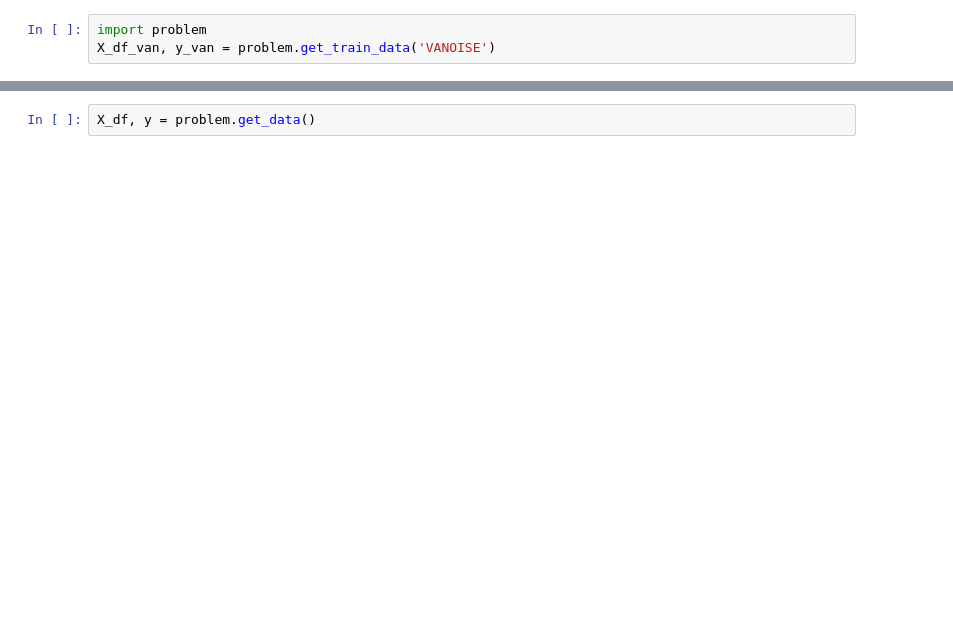
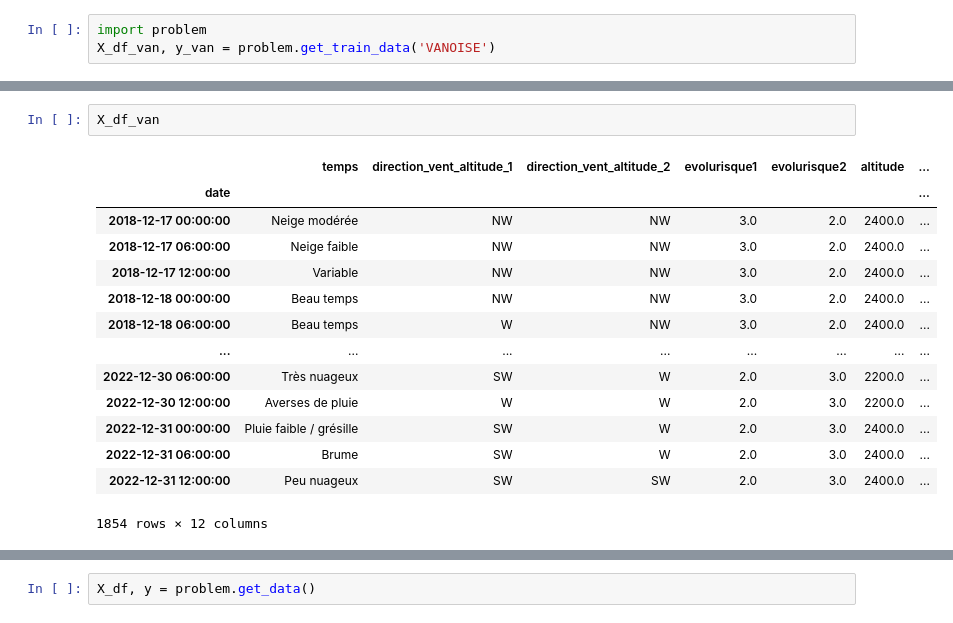
Before and after one commit to adevilde/avalanches_prediction, a Jupyter notebook: avalanche_starting_kit.ipynb, the cells around one changed output, grey strips where cells are left out. Cells and saved outputs as stored; diff of their text form; blank space fills up the shorter version.

```diff
--- a/avalanche_starting_kit.ipynb
+++ b/avalanche_starting_kit.ipynb
@@ -64,0 +122,17 @@ X_df_van, y_van = problem.get_train_data('VANOISE')
+# %%
+X_df_van
+# %% [output]
+|  | temps | direction_vent_altitude_1 | direction_vent_altitude_2 | evolurisque1 | evolurisque2 | altitude | ... |
+| date |  |  |  |  |  |  | ... |
+| 2018-12-17 00:00:00 | Neige modérée | NW | NW | 3.0 | 2.0 | 2400.0 | ... |
+| 2018-12-17 06:00:00 | Neige faible | NW | NW | 3.0 | 2.0 | 2400.0 | ... |
+| 2018-12-17 12:00:00 | Variable | NW | NW | 3.0 | 2.0 | 2400.0 | ... |
+| 2018-12-18 00:00:00 | Beau temps | NW | NW | 3.0 | 2.0 | 2400.0 | ... |
+| 2018-12-18 06:00:00 | Beau temps | W | NW | 3.0 | 2.0 | 2400.0 | ... |
+| ... | ... | ... | ... | ... | ... | ... | ... |
+| 2022-12-30 06:00:00 | Très nuageux | SW | W | 2.0 | 3.0 | 2200.0 | ... |
+| 2022-12-30 12:00:00 | Averses de pluie | W | W | 2.0 | 3.0 | 2200.0 | ... |
+| 2022-12-31 00:00:00 | Pluie faible / grésille | SW | W | 2.0 | 3.0 | 2400.0 | ... |
+| 2022-12-31 06:00:00 | Brume | SW | W | 2.0 | 3.0 | 2400.0 | ... |
+| 2022-12-31 12:00:00 | Peu nuageux | SW | SW | 2.0 | 3.0 | 2400.0 | ... |
+1854 rows × 12 columns
```
Also changed, not shown: parts of 32 cells of this notebook, 4 other files.
